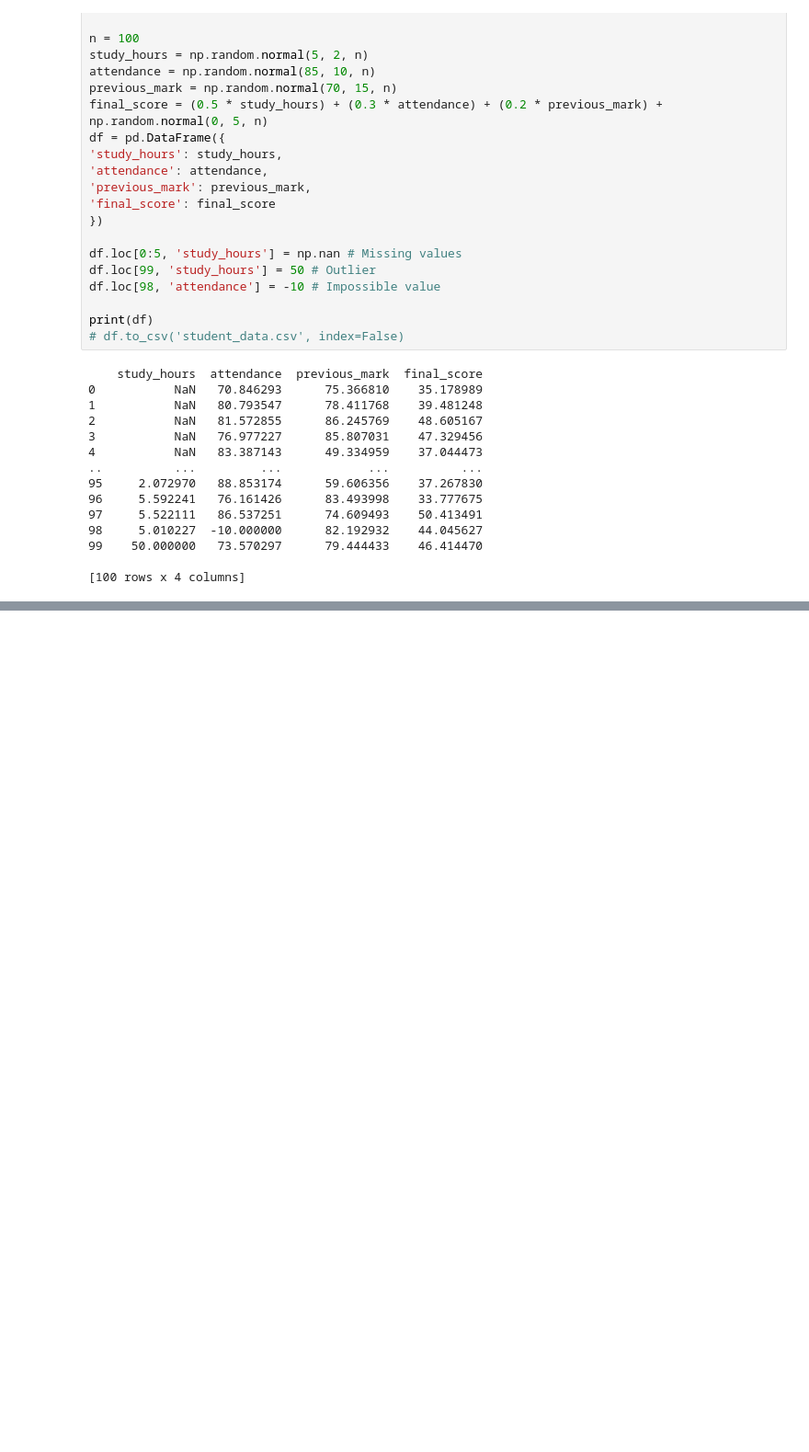
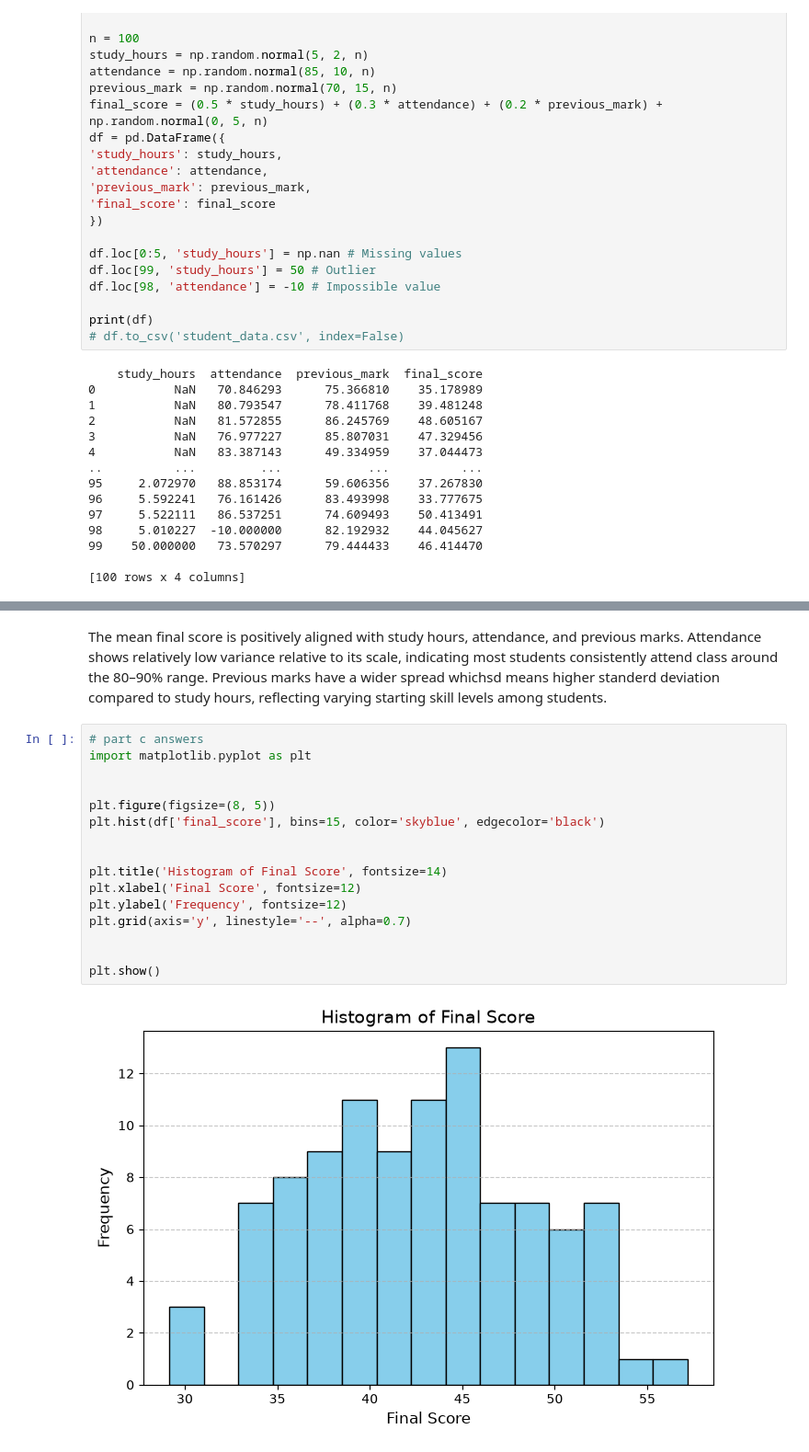
Before and after one commit to oumerjm/ML-LAB1-OUMER-JEMAL, a Jupyter notebook: ML-LAB1-OUMER-JEMAL.ipynb, the cells around one changed output, grey strips where cells are left out. Shown at 92% size. Cells and saved outputs as stored; diff of their text form; blank space fills up the shorter version.

```diff
--- a/ML-LAB1-OUMER-JEMAL.ipynb
+++ b/ML-LAB1-OUMER-JEMAL.ipynb
@@ -41,0 +108,22 @@ print(df)
+# %% [markdown]
+The mean final score is positively aligned with study hours, attendance, and previous marks.
+Attendance shows relatively low variance relative to its scale, indicating most students consistently attend class around the 80–90% range.
+Previous marks have a wider spread whichsd means higher standerd deviation compared to study hours, reflecting varying starting skill levels among students.
+# %%
+# part c answers
+import matplotlib.pyplot as plt
+
+
+plt.figure(figsize=(8, 5))
+plt.hist(df['final_score'], bins=15, color='skyblue', edgecolor='black')
+
+
+plt.title('Histogram of Final Score', fontsize=14)
+plt.xlabel('Final Score', fontsize=12)
+plt.ylabel('Frequency', fontsize=12)
+plt.grid(axis='y', linestyle='--', alpha=0.7)
+
+
+plt.show()
+# %% [output]
+[figure, added]
```
Also changed, not shown: parts of 11 cells of this notebook.
